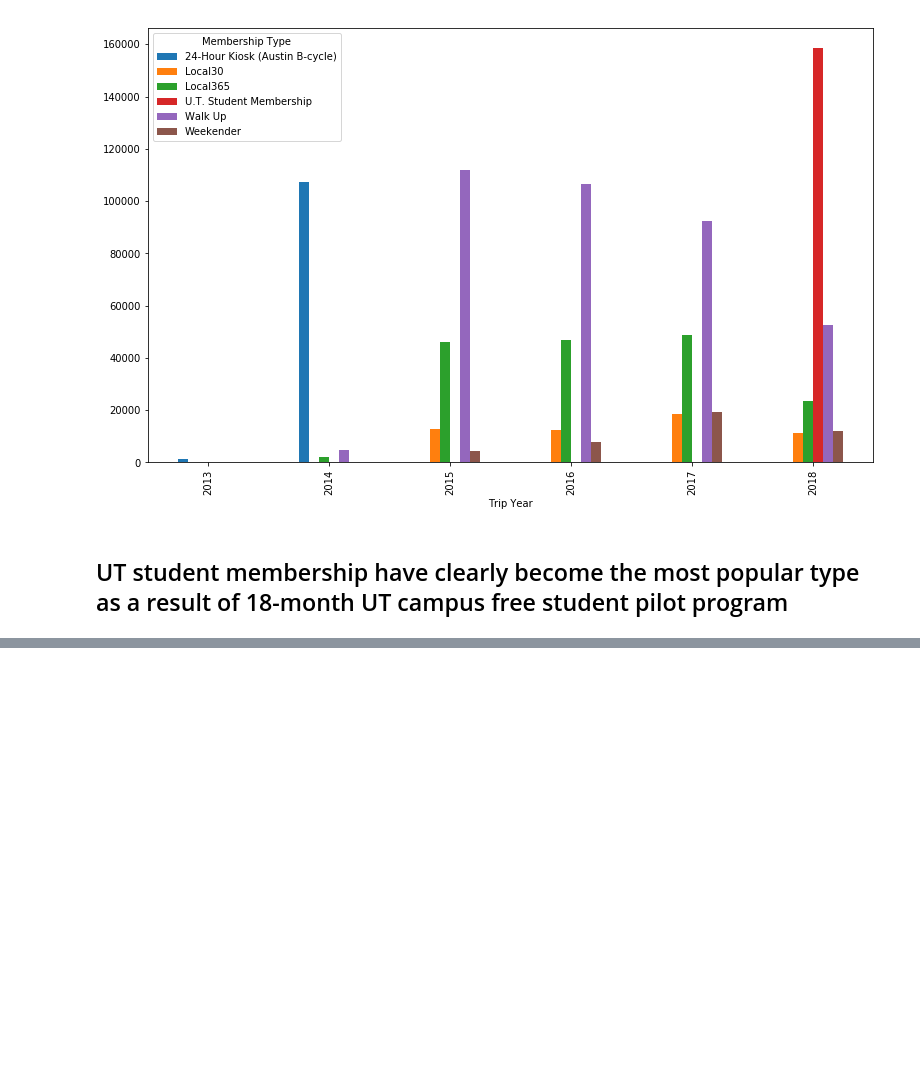
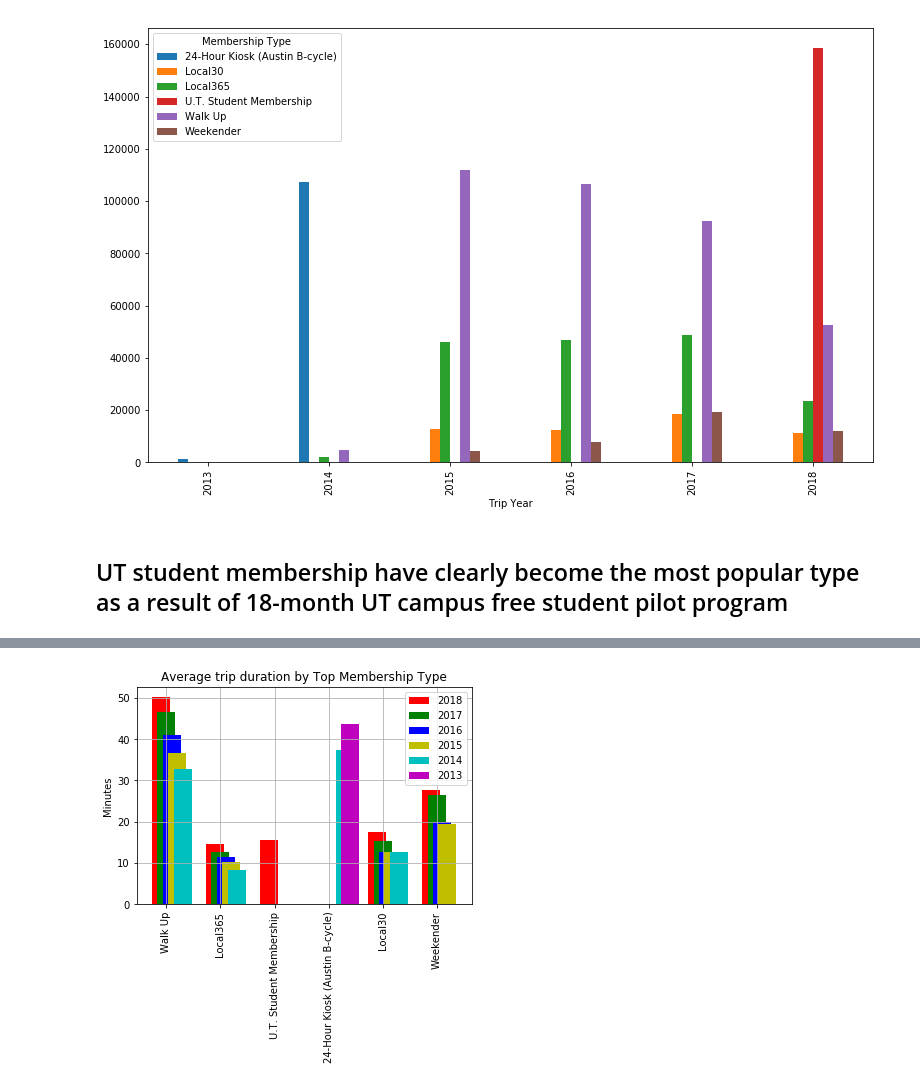
Before and after one commit to ananyay/Pedal_through_Austin, a Jupyter notebook: Data_Analysis_ananya.ipynb, the cells around one changed output, grey strips where cells are left out. Cells and saved outputs as stored; diff of their text form; code cells hidden in the pictures; blank space fills up the shorter version.

```diff
--- a/Data_Analysis_ananya.ipynb
+++ b/Data_Analysis_ananya.ipynb
@@ -223,0 +423,81 @@ dtype: object
+# %%
+ax = plt.subplot(111)
+w = 0.2
+subscriber_type = df_bike_cl['Membership Type'].value_counts().index
+top_subscriber_type = subscriber_type[0:6]
+
+## For 2018
+df_bike_2018 = df_bike_cl.loc[(df_bike_cl["Trip Year"] ==2018)]
+
+trip_minutes_2018 = []
+for element in top_subscriber_type:
+    time_min = df_bike_2018[df_bike_2018['Membership Type'] == element]['Trip Duration Minutes'].values
+    trip_minutes_2018.append(np.mean(time_min))
+
+## For 2017
+
+df_bike_2017 = df_bike_cl.loc[(df_bike_cl["Trip Year"] ==2017)]
+
+trip_minutes_2017 = []
+for element in top_subscriber_type:
+    time_min = df_bike_2017[df_bike_2017['Membership Type'] == element]['Trip Duration Minutes'].values
+    trip_minutes_2017.append(np.mean(time_min))
+
+## For 2016
+
+df_bike_2016 = df_bike_cl.loc[(df_bike_cl["Trip Year"] ==2016)]
+
+trip_minutes_2016 = []
+for element in top_subscriber_type:
+    time_min = df_bike_2016[df_bike_2016['Membership Type'] == element]['Trip Duration Minutes'].values
+    trip_minutes_2016.append(np.mean(time_min))
+
+## For 2015
+
+df_bike_2015 = df_bike_cl.loc[(df_bike_cl["Trip Year"] ==2015)]
+
+trip_minutes_2015 = []
+for element in top_subscriber_type:
+    time_min = df_bike_2015[df_bike_2015['Membership Type'] == element]['Trip Duration Minutes'].values
+    trip_minutes_2015.append(np.mean(time_min))
+
+
+## For 2014
+
+df_bike_2014 = df_bike_cl.loc[(df_bike_cl["Trip Year"] ==2014)]
+
+trip_minutes_2014 = []
+for element in top_subscriber_type:
+    time_min = df_bike_2014[df_bike_2014['Membership Type'] == element]['Trip Duration Minutes'].values
+    trip_minutes_2014.append(np.mean(time_min))
+
+## For 2013
+
+df_bike_2013 = df_bike_cl.loc[(df_bike_cl["Trip Year"] ==2013)]
+
+trip_minutes_2013 = []
+for element in top_subscriber_type:
+    time_min = df_bike_2013[df_bike_2013['Membership Type'] == element]['Trip Duration Minutes'].values
+    trip_minutes_2013.append(np.mean(time_min))
+
+x_axis  =  np.arange(0, len(top_subscriber_type))
+tick_locations = []
+for x in x_axis:
+    tick_locations.append(x)
+
+plt.setp(ax, xticks= tick_locations, xticklabels= top_subscriber_type)
+plt.setp(ax.get_xticklabels(), rotation=90)
+ax.bar(x_axis-0.5*w, trip_minutes_2018,width,color='r',label='2018')
+ax.bar(x_axis, trip_minutes_2017,width,color='g',label='2017')
+ax.bar(x_axis+0.5*w, trip_minutes_2016,width,color='b',label='2016')
+ax.bar(x_axis+1*w, trip_minutes_2015,width,color='y',label='2015')
+ax.bar(x_axis+1.5*w, trip_minutes_2014,width,color='c',label='2014')
+ax.bar(x_axis+2*w, trip_minutes_2013,width,color='m',label='2013')
+
+ax.set_title('Average trip duration by Top Membership Type')
+ax.set_ylabel('Minutes')
+ax.legend()
+ax.grid()
+fig.show()
+# %% [output]
+[figure, added]
```
Also changed, not shown: parts of 19 cells of this notebook.
